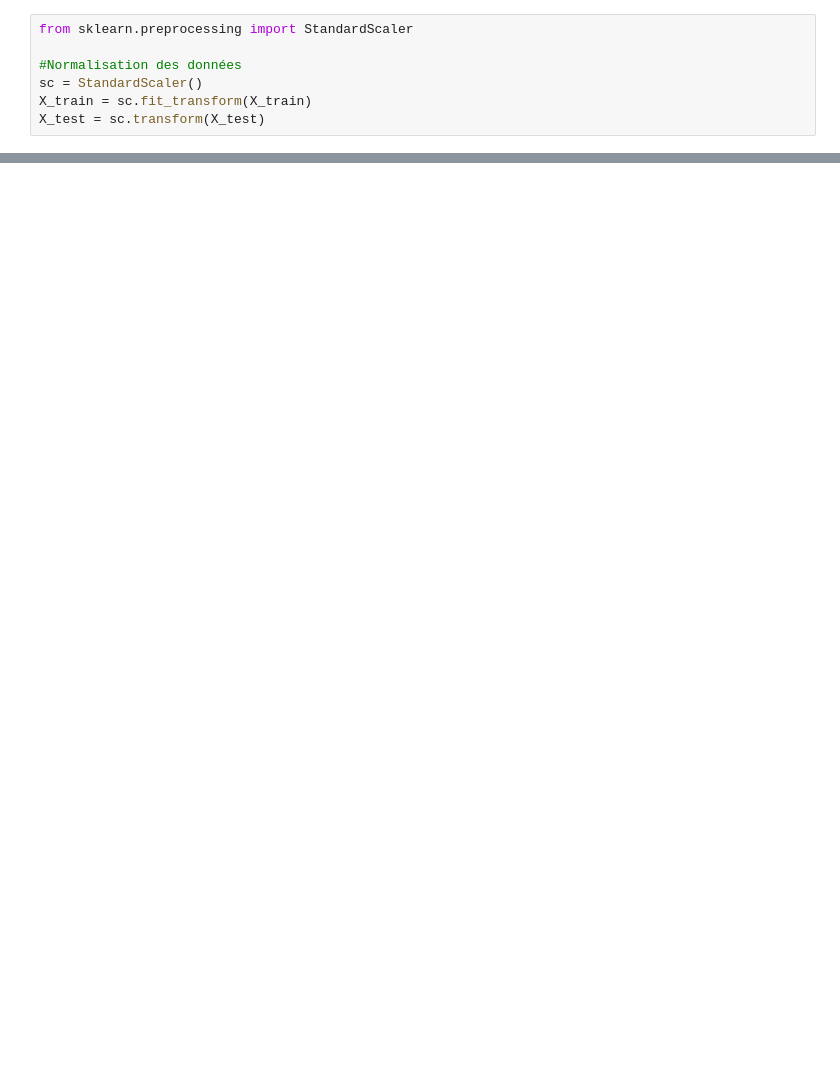
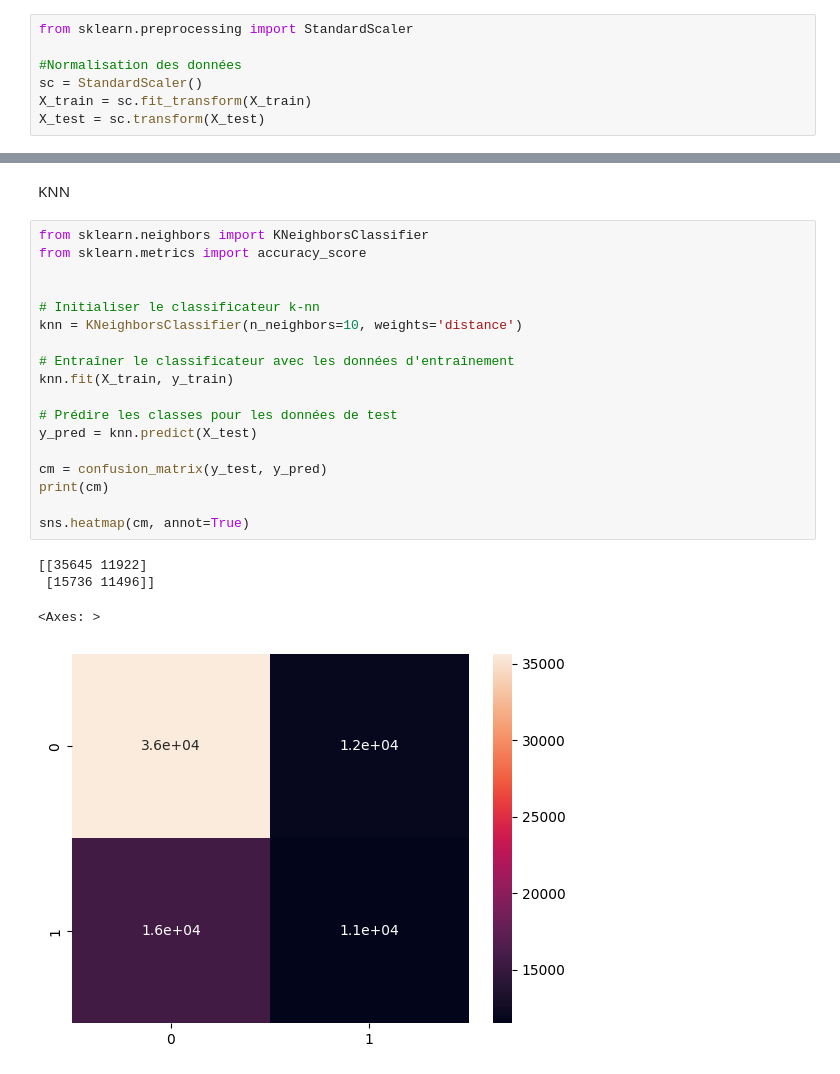
Before and after one commit to TheoKoess/Financement, a Jupyter notebook: Projet_Moreau_3_modèle.ipynb, the cells around one changed output, grey strips where cells are left out. Cells and saved outputs as stored; diff of their text form; blank space fills up the shorter version.

```diff
--- a/Projet_Moreau_3_modèle.ipynb
+++ b/Projet_Moreau_3_modèle.ipynb
@@ -171,0 +197,25 @@ weighted avg       0.92      0.92      0.92     74799
+# %% [markdown]
+KNN
+# %%
+from sklearn.neighbors import KNeighborsClassifier
+from sklearn.metrics import accuracy_score
+
+
+# Initialiser le classificateur k-nn
+knn = KNeighborsClassifier(n_neighbors=10, weights='distance')
+
+# Entraîner le classificateur avec les données d'entraînement
+knn.fit(X_train, y_train)
+
+# Prédire les classes pour les données de test
+y_pred = knn.predict(X_test)
+
+cm = confusion_matrix(y_test, y_pred)
+print(cm)
+
+sns.heatmap(cm, annot=True)
+# %% [output]
+[[35645 11922]
+ [15736 11496]]
+<Axes: >
+[figure, added]
```
Also changed, not shown: parts of 13 cells of this notebook.
